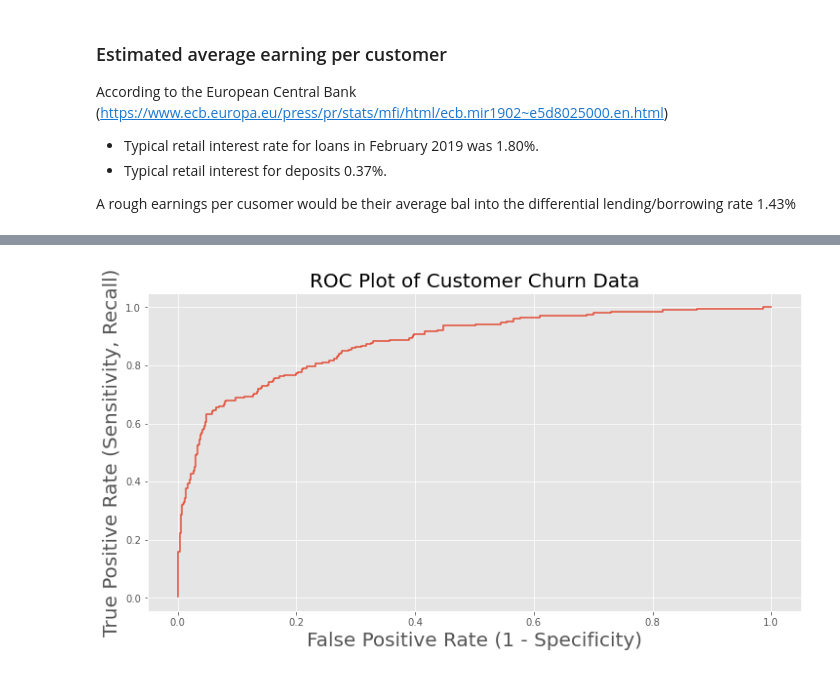
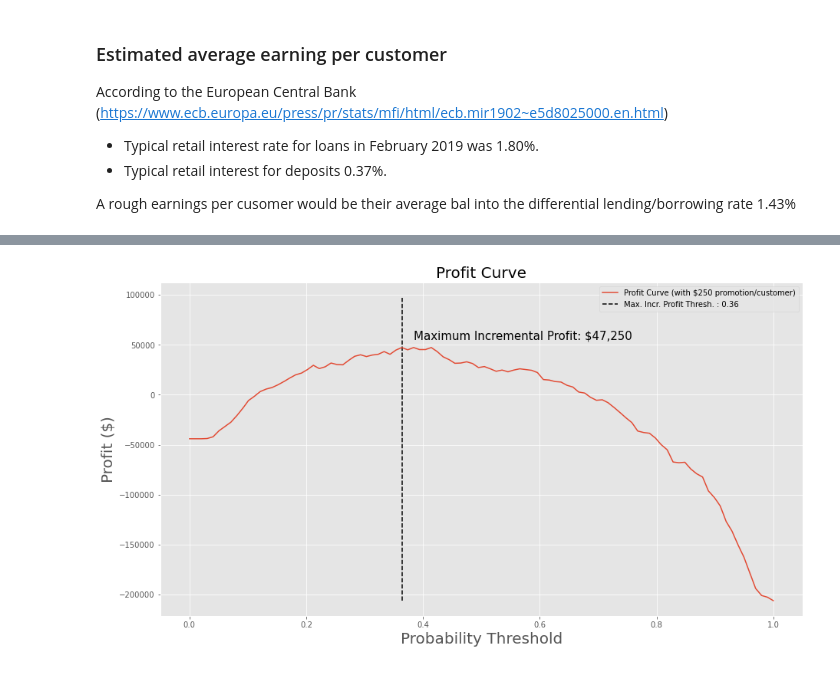
Before and after one commit to ArunMitra/Bank-Customer-Churn-Prediction, a Jupyter notebook: Notebooks/bank_customer_churn_prediction.ipynb, the cells around one changed output, grey strips where cells are left out. Drawn from its saved outputs; the diff is of its cells as text; code cells hidden in the pictures.

```diff
--- a/Notebooks/bank_customer_churn_prediction.ipynb
+++ b/Notebooks/bank_customer_churn_prediction.ipynb
@@ -981,3 +755,5 @@ Gridsearched model Recall: 0.709
+# %%
+best_model = base_model
 # %% [markdown]
 ### Examine a profit curve
 # %% [markdown]
@@ -1121,4 +793,5 @@ def plot_roc_curve(probabilities, y_test):
-# %%
-plot_roc_curve(y_probas[:, 1], y_final_test)
-# %% [output]
-[figure, removed]
+# %%
+# Get thresholds and profits and print the profit curve
+plot_profit_curve(best_model, X_final_test, y_final_test, incentive_cost=250, incr_revenue=1000)
+# %% [output]
+[figure, added]
```
Also changed, not shown: parts of 43 cells of this notebook, 9 other files.
